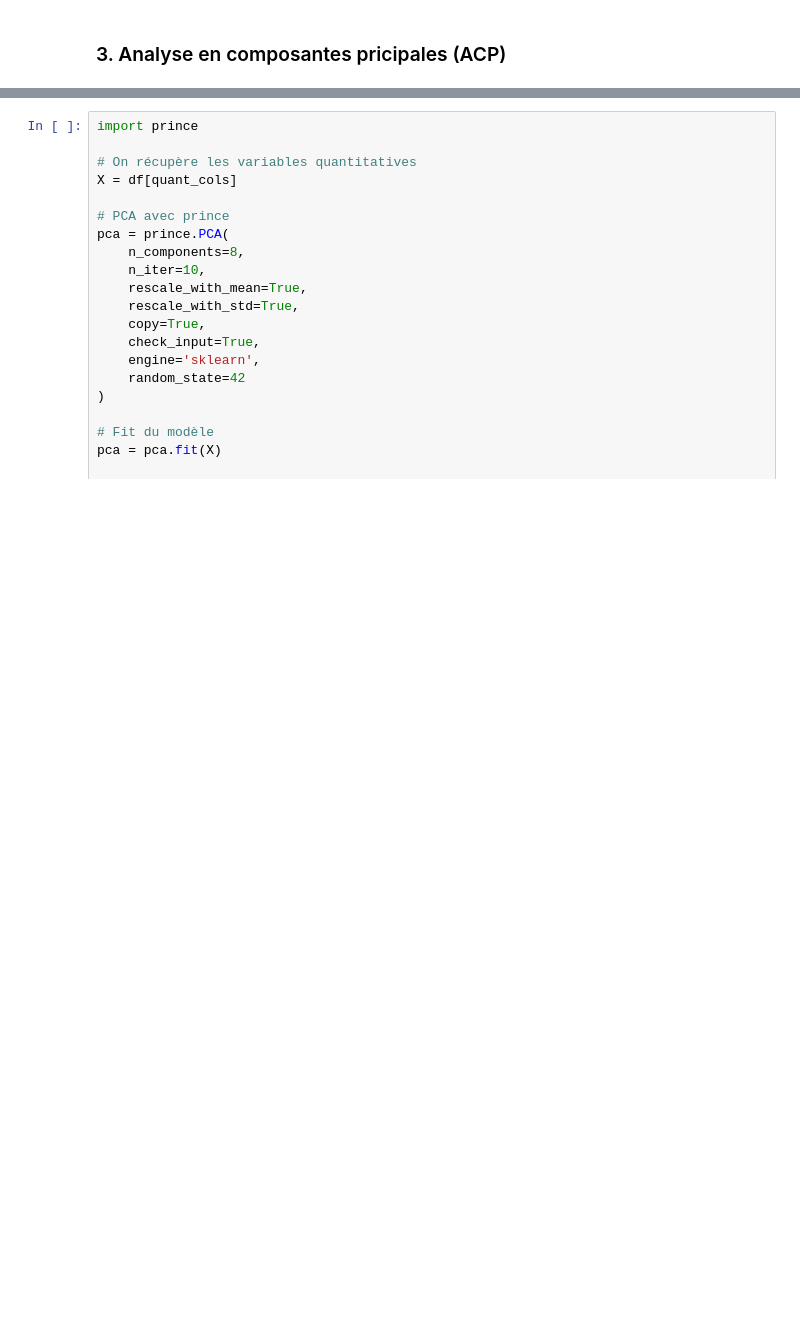
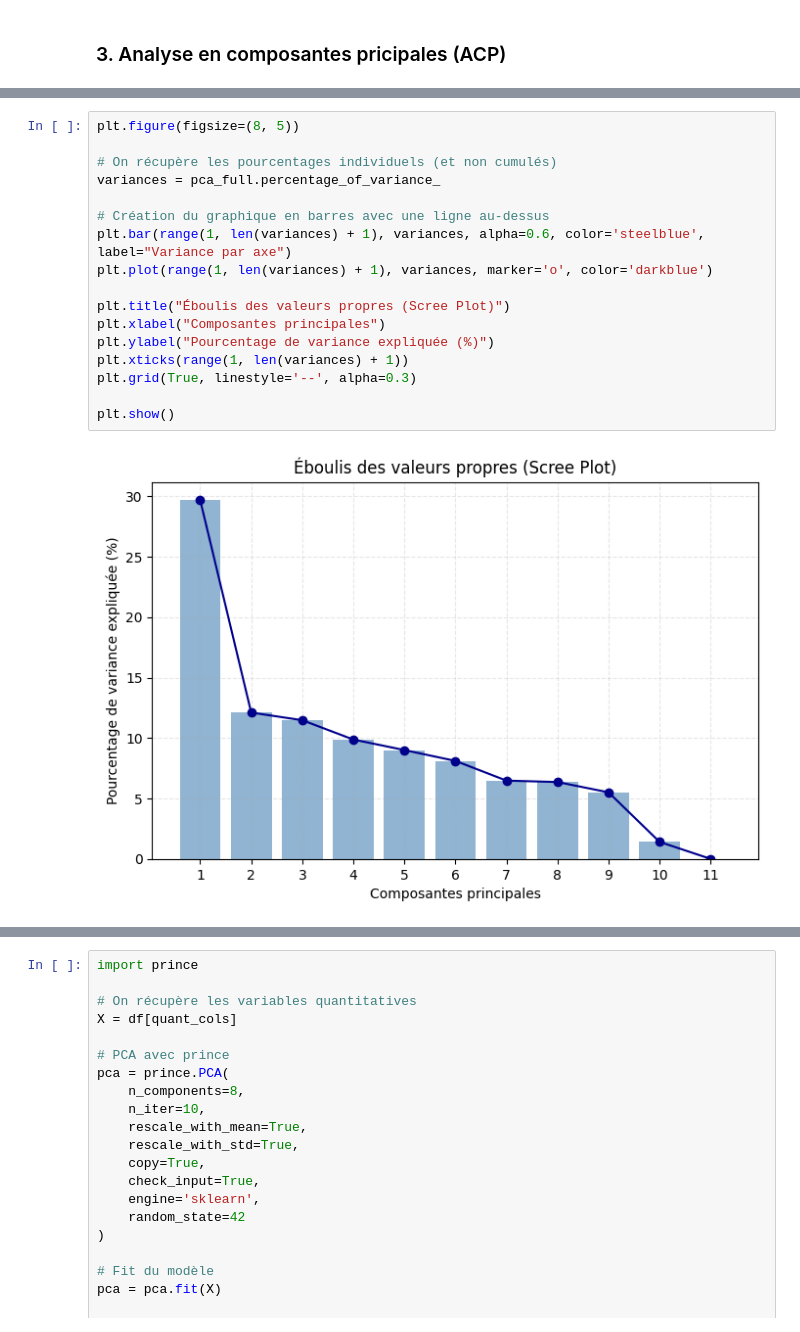
Before and after one commit to AhmedBousbih/Projet-analyse-de-donn-es, a Jupyter notebook: Projet_Analyse_de_données.ipynb, the cells around one changed output, grey strips where cells are left out. Cells and saved outputs as stored; diff of their text form; blank space fills up the shorter version.

```diff
--- a/Projet_Analyse_de_données.ipynb
+++ b/Projet_Analyse_de_données.ipynb
@@ -283,0 +289,19 @@ suggère qu'elles apportent des informations indépendantes et complémentaires.
+# %%
+plt.figure(figsize=(8, 5))
+
+# On récupère les pourcentages individuels (et non cumulés)
+variances = pca_full.percentage_of_variance_
+
+# Création du graphique en barres avec une ligne au-dessus
+plt.bar(range(1, len(variances) + 1), variances, alpha=0.6, color='steelblue', label="Variance par axe")
+plt.plot(range(1, len(variances) + 1), variances, marker='o', color='darkblue')
+
+plt.title("Éboulis des valeurs propres (Scree Plot)")
+plt.xlabel("Composantes principales")
+plt.ylabel("Pourcentage de variance expliquée (%)")
+plt.xticks(range(1, len(variances) + 1))
+plt.grid(True, linestyle='--', alpha=0.3)
+
+plt.show()
+# %% [output]
+[figure, added]
```
Also changed, not shown: parts of 10 cells of this notebook, 1 other file.
